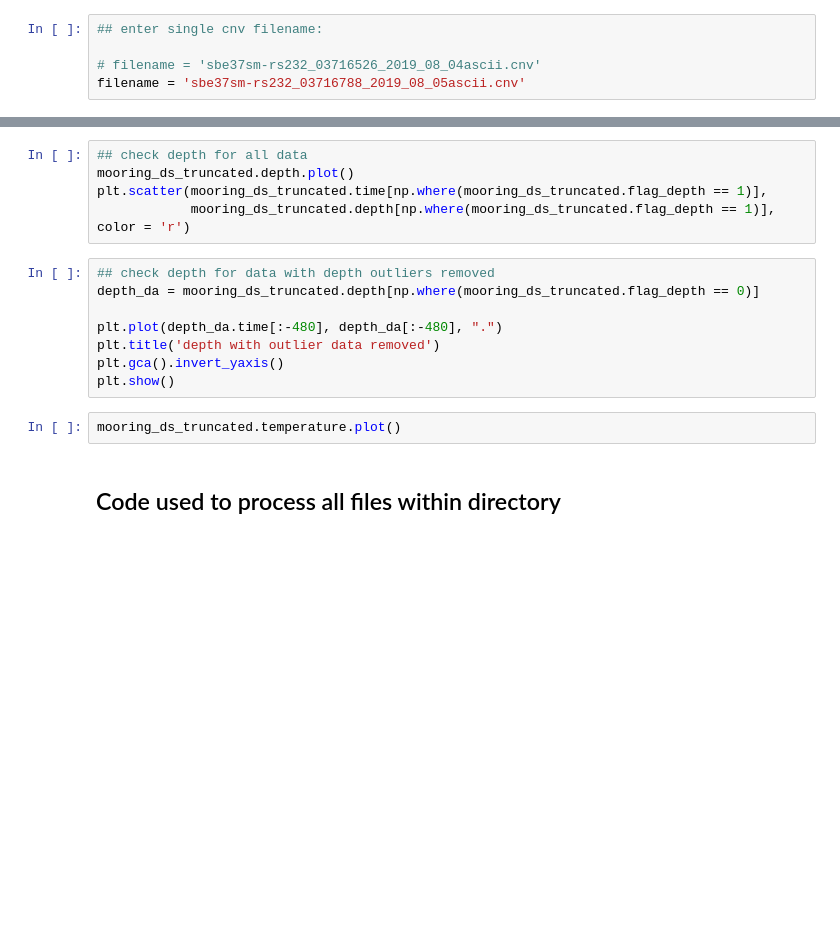
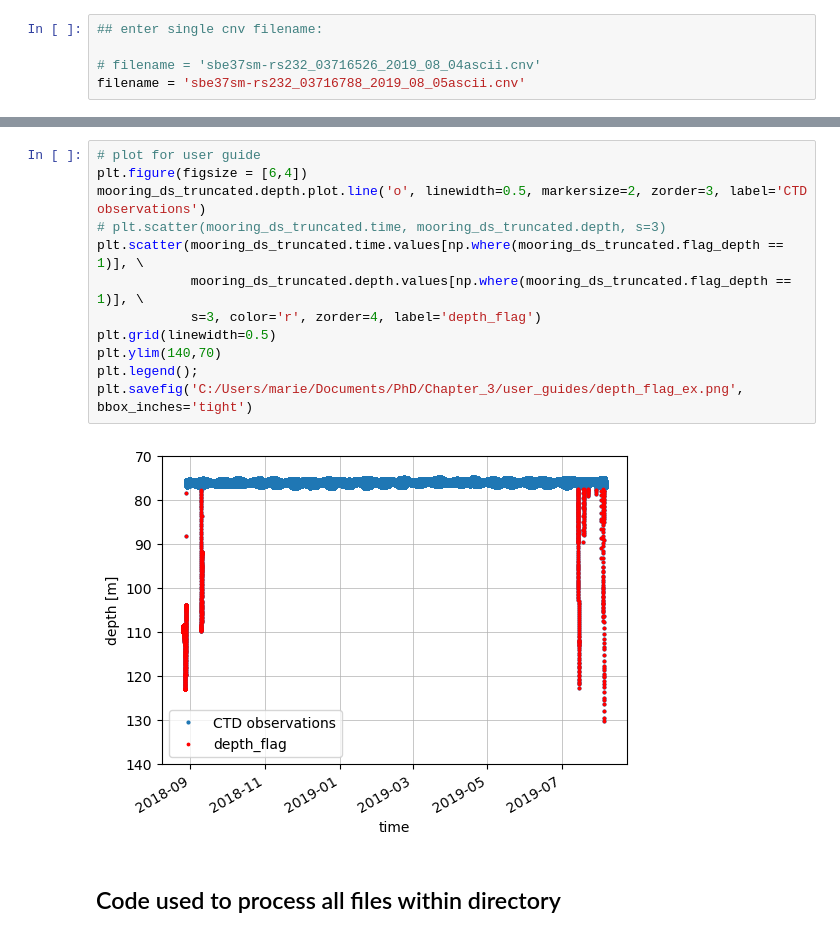
Before and after one commit to mjzahn/OMG_Narwhals_hydrography-manuscript, a Jupyter notebook: 01_data-cleaning/02_create-netcdf-OMG-Narwhals-sbe37-L1_L2.ipynb, the cells around one changed output, grey strips where cells are left out. Cells and saved outputs as stored; diff of their text form; blank space fills up the shorter version.

```diff
--- a/01_data-cleaning/02_create-netcdf-OMG-Narwhals-sbe37-L1_L2.ipynb
+++ b/01_data-cleaning/02_create-netcdf-OMG-Narwhals-sbe37-L1_L2.ipynb
@@ -133,18 +172,17 @@ mooring_ds_final.close()
-# %%
-## check depth for all data
-mooring_ds_truncated.depth.plot()
-plt.scatter(mooring_ds_truncated.time[np.where(mooring_ds_truncated.flag_depth == 1)],
-            mooring_ds_truncated.depth[np.where(mooring_ds_truncated.flag_depth == 1)], color = 'r')
-# %%
-## check depth for data with depth outliers removed
-depth_da = mooring_ds_truncated.depth[np.where(mooring_ds_truncated.flag_depth == 0)]
-
-plt.plot(depth_da.time[:-480], depth_da[:-480], ".")
-plt.title('depth with outlier data removed')
-plt.gca().invert_yaxis()
-plt.show()
-# %%
-mooring_ds_truncated.temperature.plot()
+# %%
+# plot for user guide
+plt.figure(figsize = [6,4])
+mooring_ds_truncated.depth.plot.line('o', linewidth=0.5, markersize=2, zorder=3, label='CTD observations')
+# plt.scatter(mooring_ds_truncated.time, mooring_ds_truncated.depth, s=3)
+plt.scatter(mooring_ds_truncated.time.values[np.where(mooring_ds_truncated.flag_depth == 1)], \
+            mooring_ds_truncated.depth.values[np.where(mooring_ds_truncated.flag_depth == 1)], \
+            s=3, color='r', zorder=4, label='depth_flag')
+plt.grid(linewidth=0.5)
+plt.ylim(140,70)
+plt.legend();
+plt.savefig('C:/Users/marie/Documents/PhD/Chapter_3/user_guides/depth_flag_ex.png', bbox_inches='tight')
+# %% [output]
+[figure, added]
 # %% [markdown]
 ## Code used to process all files within directory
 # %% [markdown]
```
Also changed, not shown: parts of 24 cells of this notebook, 2 other files.
